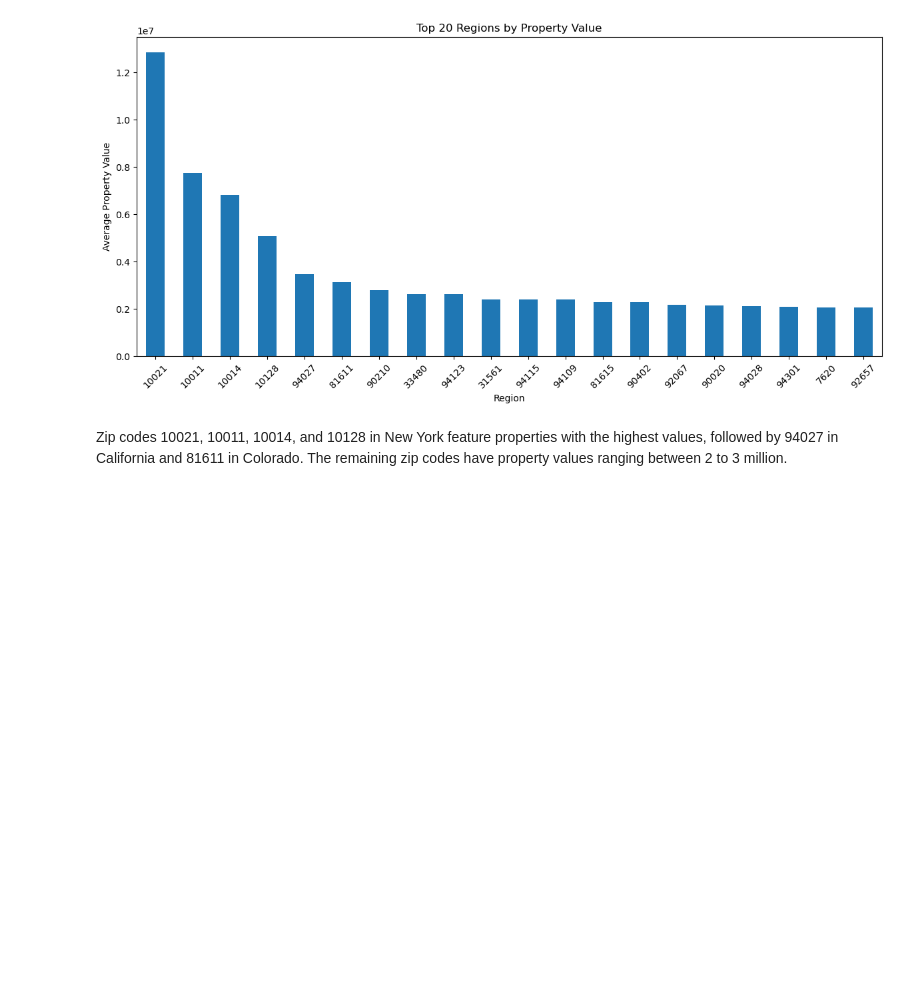
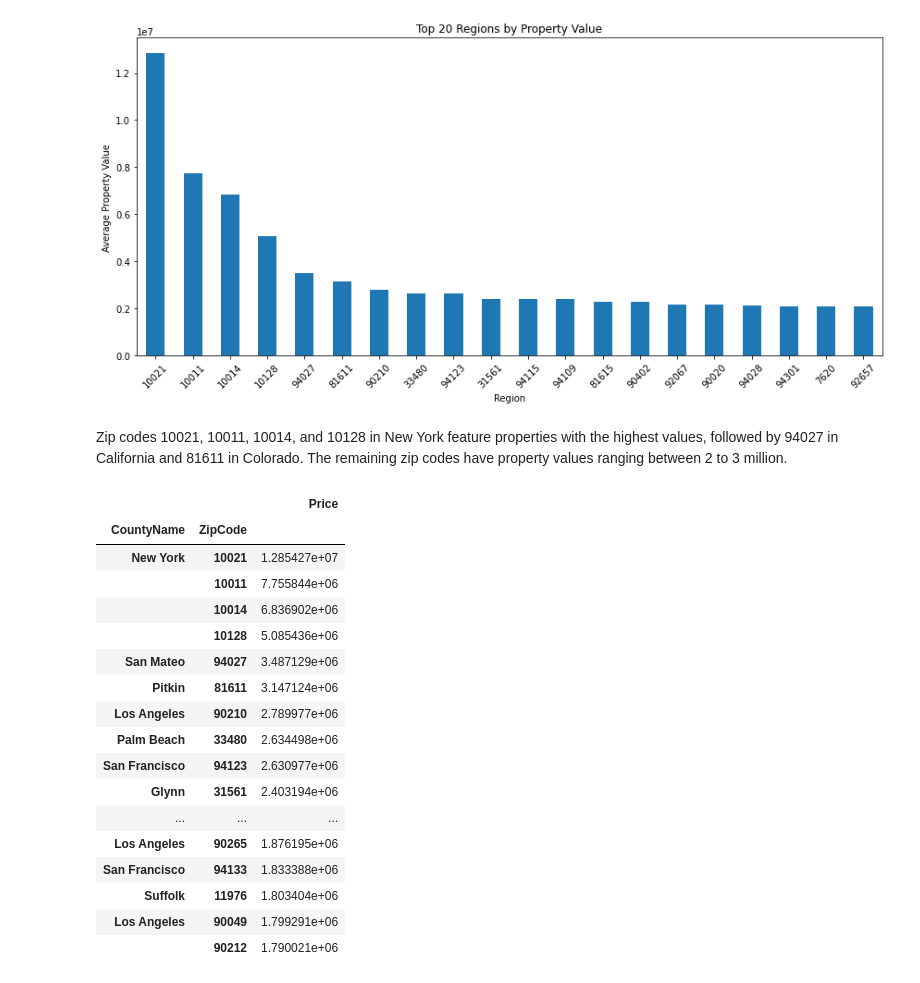
Before and after one commit to PaulMuniu/Phase-4-Group-Project, a Jupyter notebook: Student.ipynb, the cells around one changed output. Saved outputs shown, nothing was run; the diff lists cells and outputs as text; code cells hidden in the pictures; blank space fills up the shorter version.

Commit message:
add group of top 30 zipcodes for modeling

```diff
--- a/Student.ipynb
+++ b/Student.ipynb
@@ -618,3 +618,26 @@ plt.show()
 [figure]
 # %% [markdown]
 Zip codes 10021, 10011, 10014, and 10128 in New York feature properties with the highest values, followed by 94027 in California and 81611 in Colorado. The remaining zip codes have property values ranging between 2 to 3 million.
+# %%
+# Here we try to group the  data to get the zipcodes with high property ratings.
+group_metropolitan = pd.DataFrame(df_monthly.groupby(['CountyName','ZipCode'])['Price'].agg('mean').sort_values(ascending=False).head(30))
+group_metropolitan
+# %% [output]
+|  |  | Price |
+| CountyName | ZipCode |  |
+| New York | 10021 | 1.285427e+07 |
+|  | 10011 | 7.755844e+06 |
+|  | 10014 | 6.836902e+06 |
+|  | 10128 | 5.085436e+06 |
+| San Mateo | 94027 | 3.487129e+06 |
+| Pitkin | 81611 | 3.147124e+06 |
+| Los Angeles | 90210 | 2.789977e+06 |
+| Palm Beach | 33480 | 2.634498e+06 |
+| San Francisco | 94123 | 2.630977e+06 |
+| Glynn | 31561 | 2.403194e+06 |
+| ... | ... | ... |
+| Los Angeles | 90265 | 1.876195e+06 |
+| San Francisco | 94133 | 1.833388e+06 |
+| Suffolk | 11976 | 1.803404e+06 |
+| Los Angeles | 90049 | 1.799291e+06 |
+|  | 90212 | 1.790021e+06 |
```
Also changed, not shown: parts of 4 cells of this notebook.
